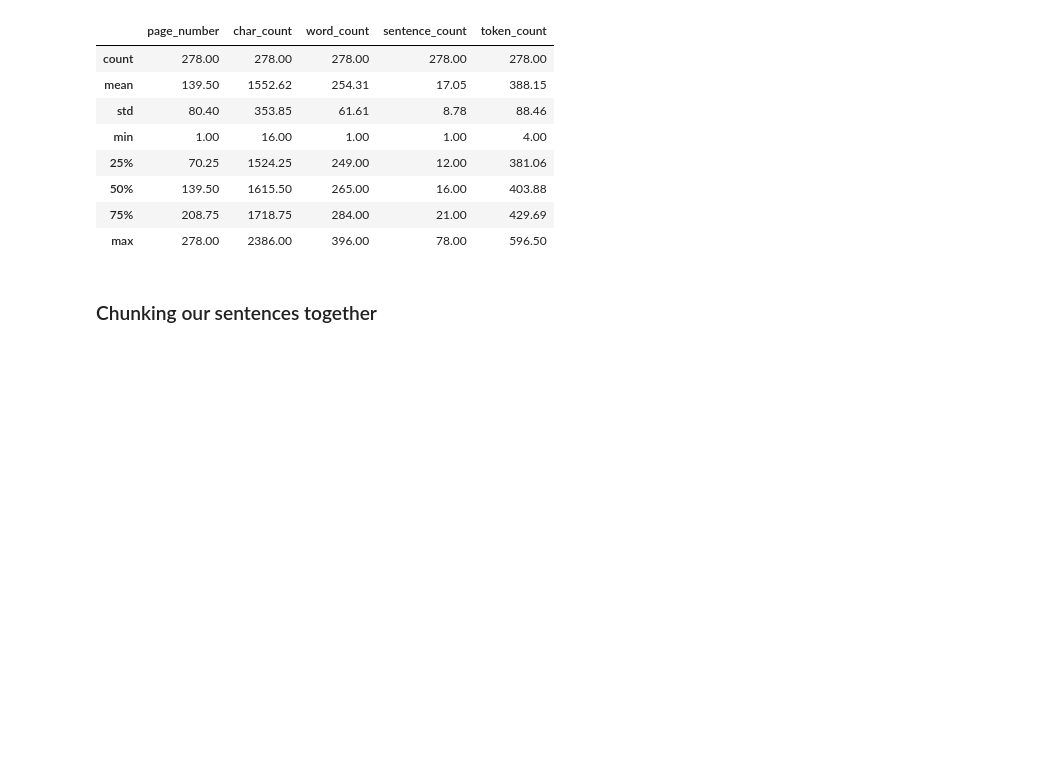
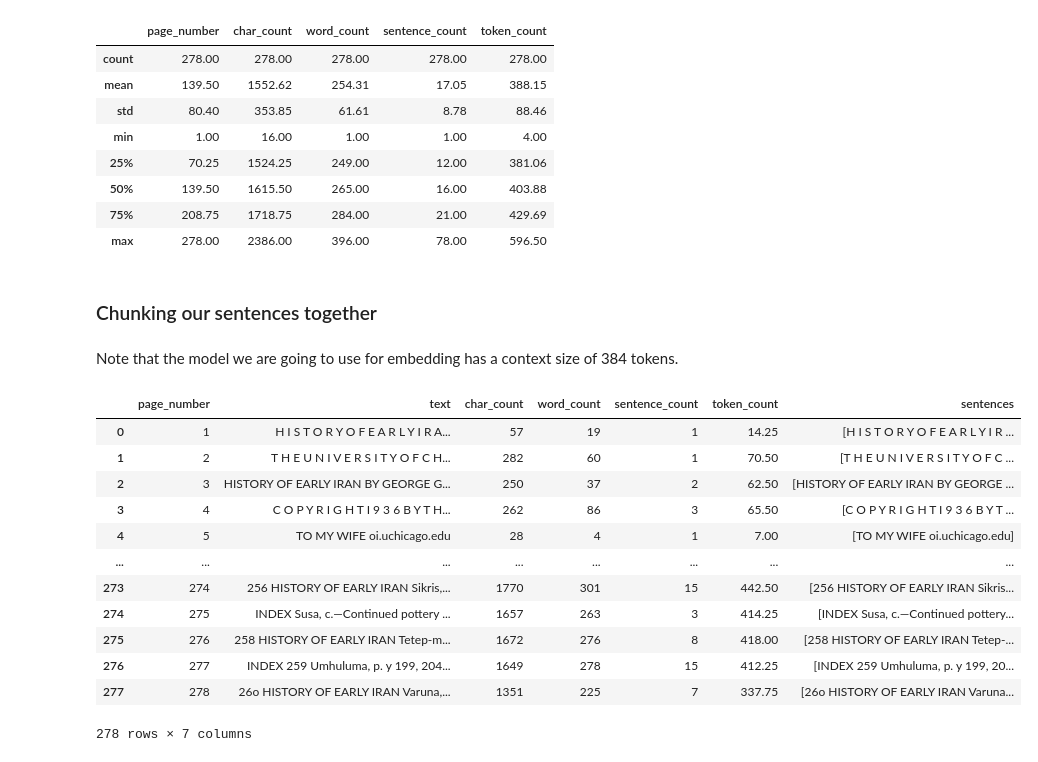
Before and after one commit to artmiss-gns/RAG-System-with-Embedded-Knowledge-Base, a Jupyter notebook: main.ipynb, the cells around one changed output. Saved outputs shown, nothing was run; the diff lists cells and outputs as text; code cells hidden in the pictures; blank space fills up the shorter version.

```diff
--- a/main.ipynb
+++ b/main.ipynb
@@ -135,3 +140,21 @@ data.describe().round(2)
 | max | 278.00 | 2386.00 | 396.00 | 78.00 | 596.50 |
 # %% [markdown]
 ### Chunking our sentences together
+# %% [markdown]
+Note that the model we are going to use for embedding has a context size of 384 tokens.
+# %%
+data
+# %% [output]
+|  | page_number | text | char_count | word_count | sentence_count | token_count | sentences |
+| 0 | 1 | H I S T O R Y O F E A R L Y I R A... | 57 | 19 | 1 | 14.25 | [H I S T O R Y O F E A R L Y I R ... |
+| 1 | 2 | T H E U N I V E R S I T Y O F C H... | 282 | 60 | 1 | 70.50 | [T H E U N I V E R S I T Y O F C ... |
+| 2 | 3 | HISTORY OF EARLY IRAN BY GEORGE G... | 250 | 37 | 2 | 62.50 | [HISTORY OF EARLY IRAN BY GEORGE ... |
+| 3 | 4 | C O P Y R I G H T I 9 3 6 B Y T H... | 262 | 86 | 3 | 65.50 | [C O P Y R I G H T I 9 3 6 B Y T ... |
+| 4 | 5 | TO MY WIFE oi.uchicago.edu | 28 | 4 | 1 | 7.00 | [TO MY WIFE oi.uchicago.edu] |
+| ... | ... | ... | ... | ... | ... | ... | ... |
+| 273 | 274 | 256 HISTORY OF EARLY IRAN Sikris,... | 1770 | 301 | 15 | 442.50 | [256 HISTORY OF EARLY IRAN Sikris... |
+| 274 | 275 | INDEX Susa, c.—Continued pottery ... | 1657 | 263 | 3 | 414.25 | [INDEX Susa, c.—Continued pottery... |
+| 275 | 276 | 258 HISTORY OF EARLY IRAN Tetep-m... | 1672 | 276 | 8 | 418.00 | [258 HISTORY OF EARLY IRAN Tetep-... |
+| 276 | 277 | INDEX 259 Umhuluma, p. y 199, 204... | 1649 | 278 | 15 | 412.25 | [INDEX 259 Umhuluma, p. y 199, 20... |
+| 277 | 278 | 26o HISTORY OF EARLY IRAN Varuna,... | 1351 | 225 | 7 | 337.75 | [26o HISTORY OF EARLY IRAN Varuna... |
+278 rows × 7 columns
```
Also changed, not shown: parts of 37 cells of this notebook, 1 other file.
